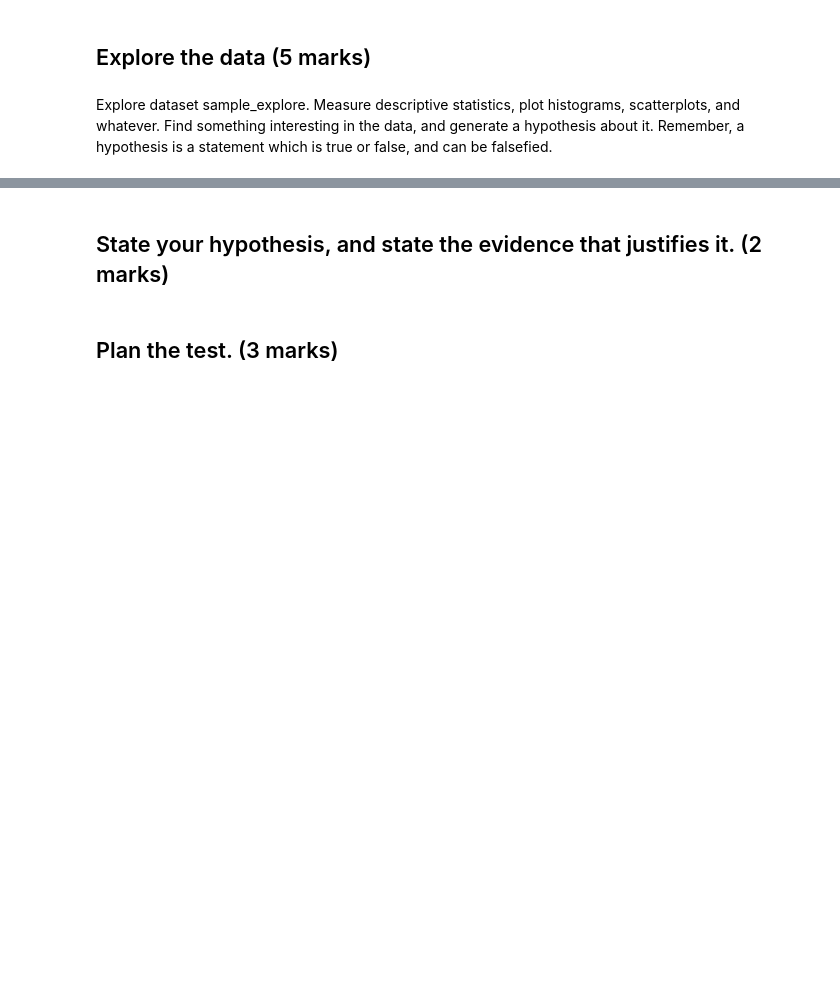
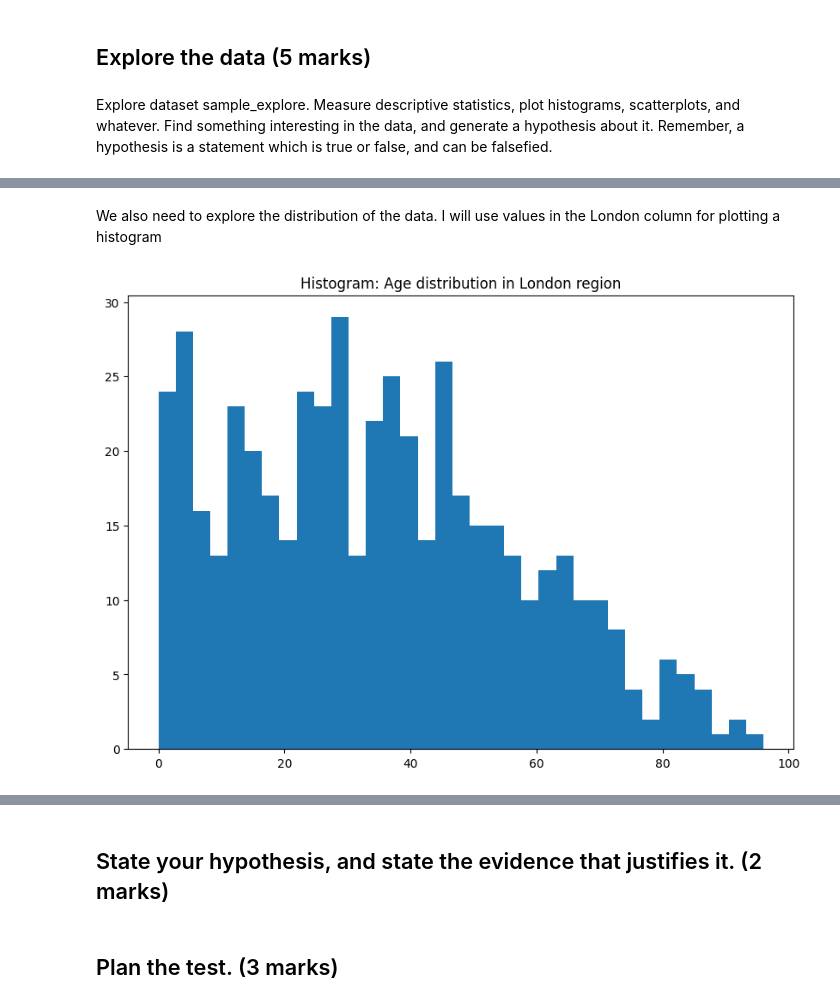
Before and after one commit to egorchern/Data, a Jupyter notebook: lab_4/lab_4.ipynb, the cells around one changed output, grey strips where cells are left out. Saved outputs shown, nothing was run; the diff lists cells and outputs as text; code cells hidden in the pictures; blank space fills up the shorter version.

Commit message:
work on data exploration

```diff
--- a/lab_4/lab_4.ipynb
+++ b/lab_4/lab_4.ipynb
@@ -84,0 +112,12 @@ Explore dataset sample_explore. Measure descriptive statistics, plot histograms,
+# %% [markdown]
+<p>We also need to explore the distribution of the data. I will use values in the London column for plotting a histogram</p>
+# %%
+region_used = "London"
+num_bins = 35
+fig, ax = plt.subplots(figsize =(10, 7), facecolor="white")
+fig.set_dpi(100)
+n, bins, patches = plt.hist(sample_explore[region_used], num_bins)
+plt.title("Histogram: Age distribution in London region")
+plt.show()
+# %% [output]
+[figure, added]
```
Also changed, not shown: parts of 9 cells of this notebook.
